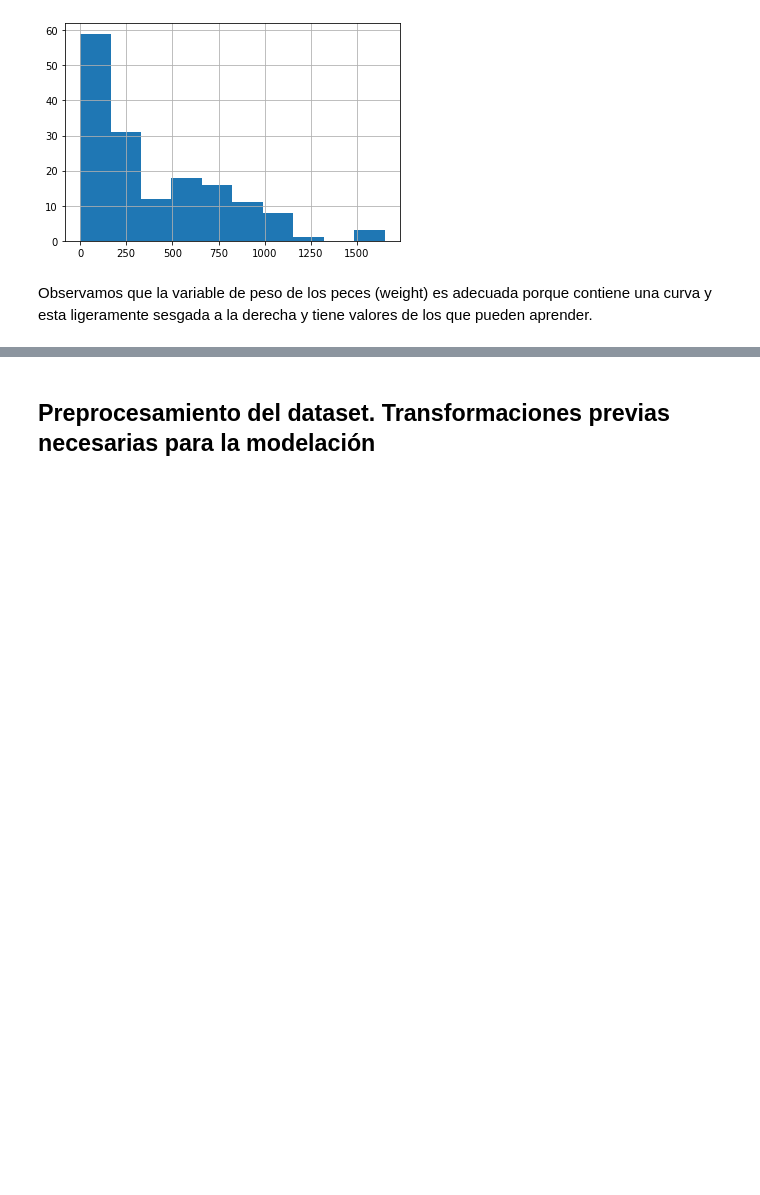
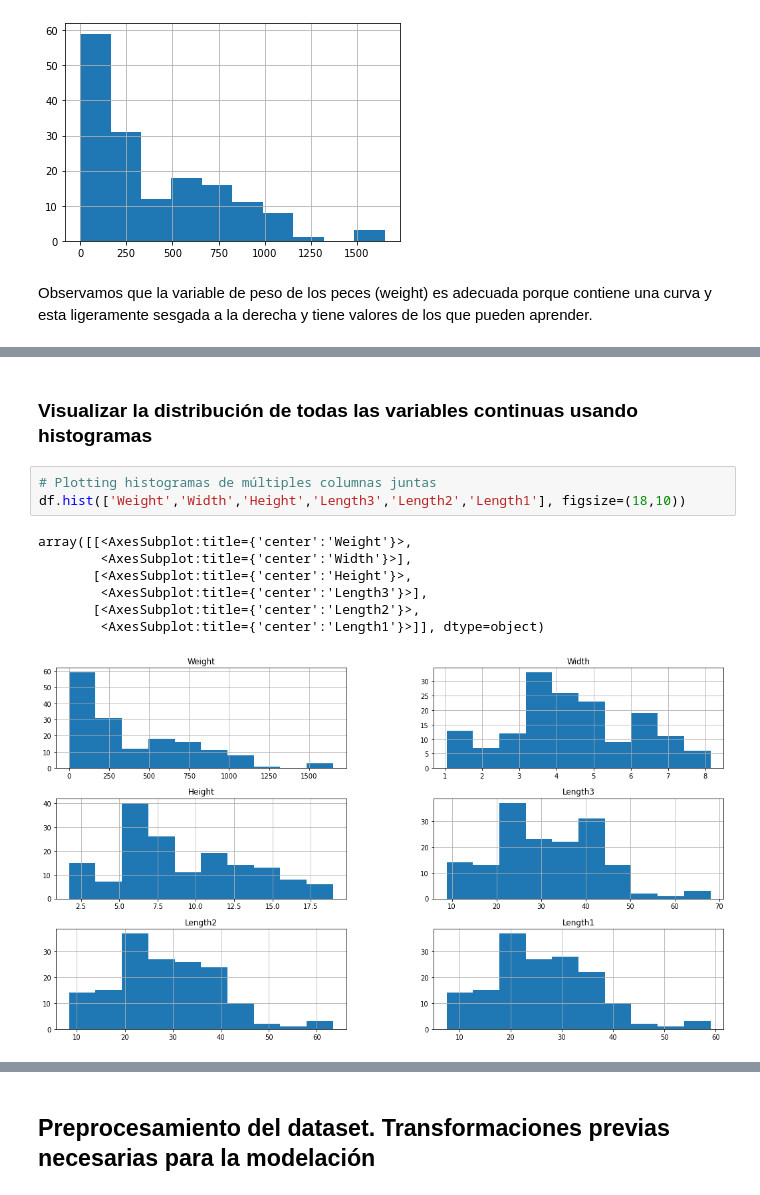
Before and after one commit to LuisOlalla/Laboratorio1U2_IA, a Jupyter notebook: [NRC_6278]_LuisOlalla_Lab1Unidad2.ipynb, the cells around one changed output, grey strips where cells are left out. Cells and saved outputs as stored; diff of their text form; blank space fills up the shorter version.

```diff
--- a/[NRC_6278]_LuisOlalla_Lab1Unidad2.ipynb
+++ b/[NRC_6278]_LuisOlalla_Lab1Unidad2.ipynb
@@ -151,0 +225,13 @@ Observamos que la variable de peso de los peces (weight) es adecuada porque cont
+# %% [markdown]
+### Visualizar la distribución de todas las variables continuas usando histogramas
+# %%
+# Plotting histogramas de múltiples columnas juntas
+df.hist(['Weight','Width','Height','Length3','Length2','Length1'], figsize=(18,10))
+# %% [output]
+array([[<AxesSubplot:title={'center':'Weight'}>,
+        <AxesSubplot:title={'center':'Width'}>],
+       [<AxesSubplot:title={'center':'Height'}>,
+        <AxesSubplot:title={'center':'Length3'}>],
+       [<AxesSubplot:title={'center':'Length2'}>,
+        <AxesSubplot:title={'center':'Length1'}>]], dtype=object)
+[figure, added]
```
Also changed, not shown: parts of 15 cells of this notebook.
